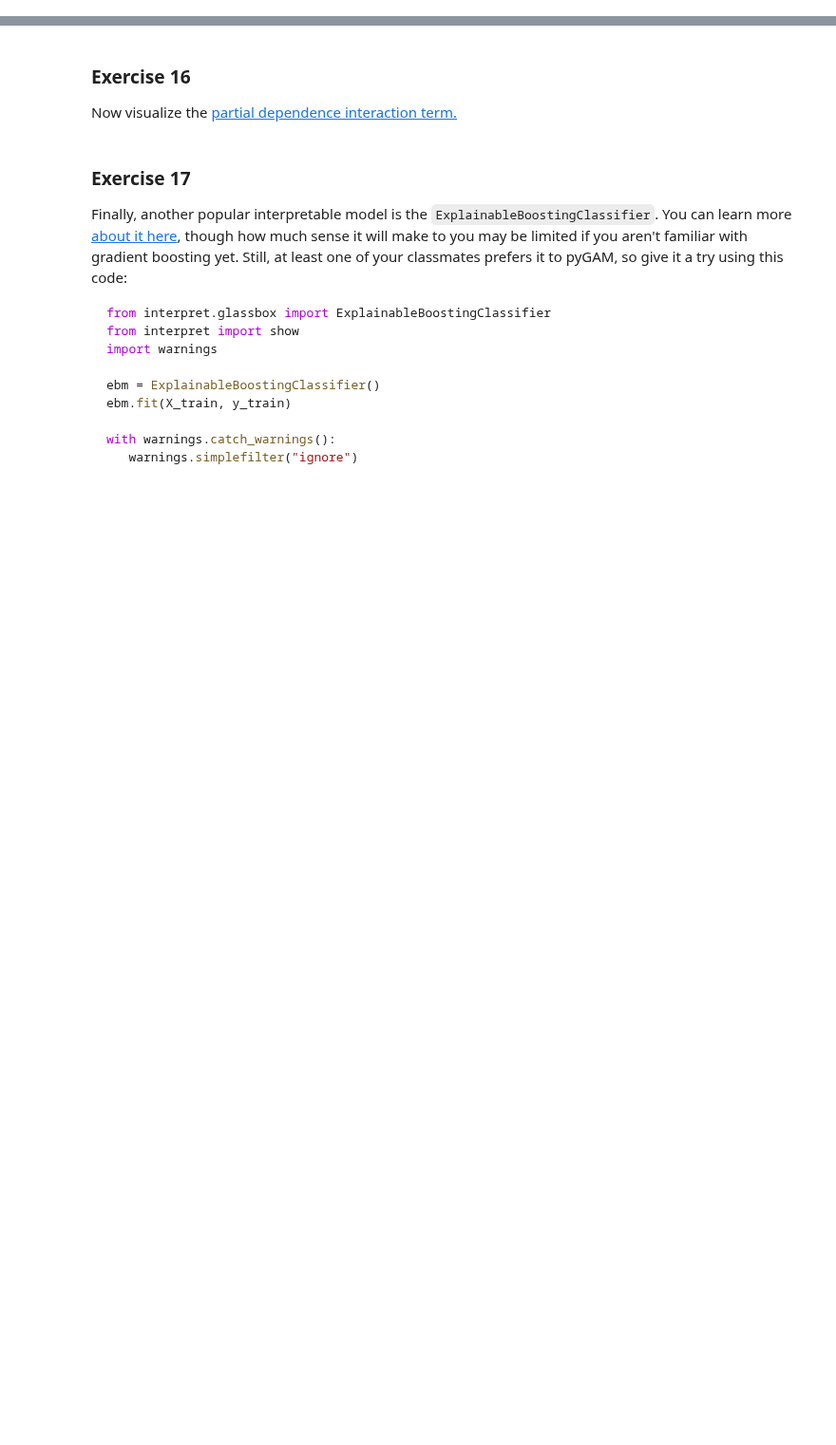
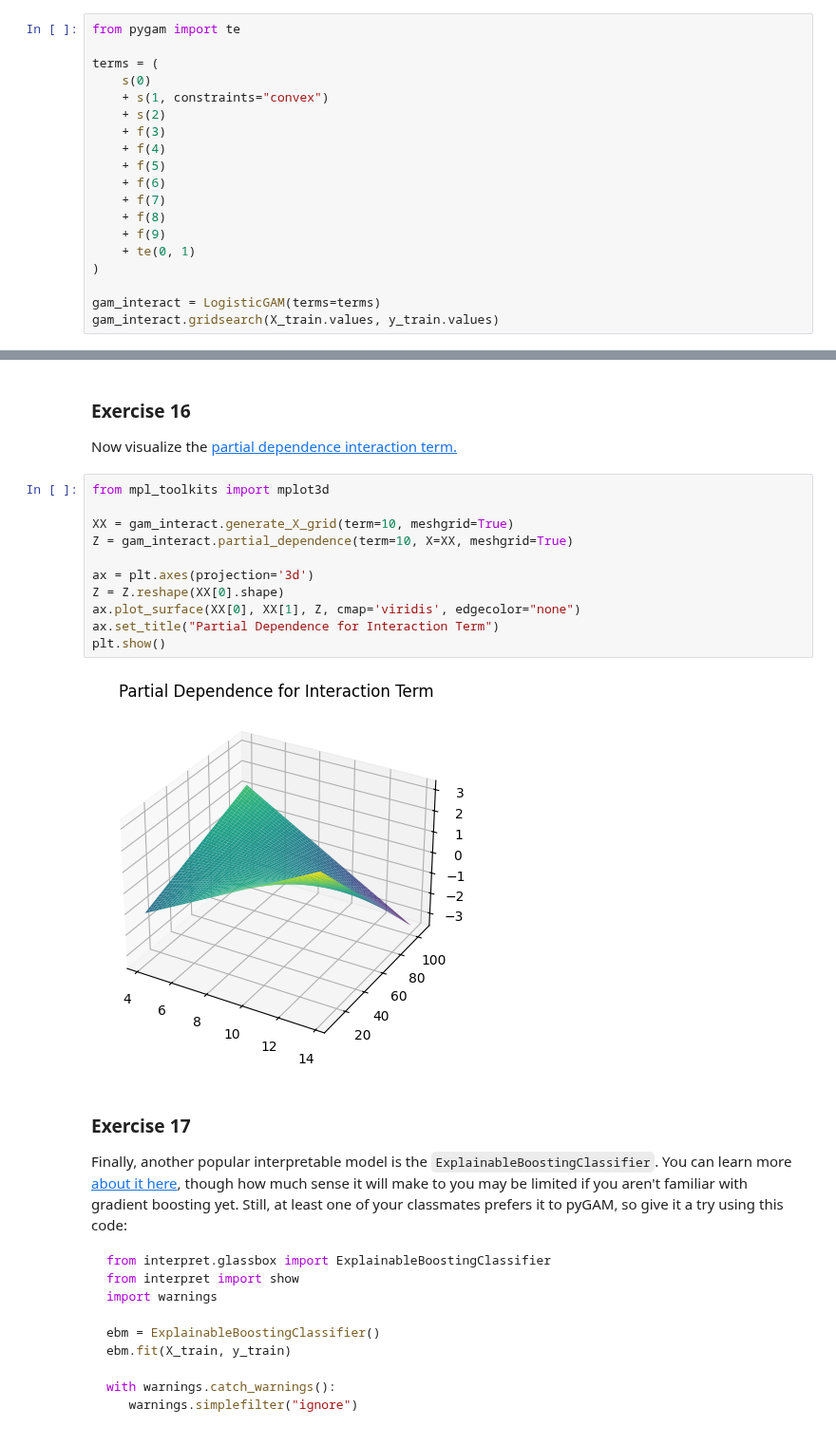
Before and after one commit to nogibjj/ZT-UDS, a Jupyter notebook: exercise_interpretable.ipynb, the cells around one changed output, grey strips where cells are left out. Shown at 95% size. Drawn from its saved outputs; the diff is of its cells as text; blank space fills up the shorter version.

```diff
--- a/exercise_interpretable.ipynb
+++ b/exercise_interpretable.ipynb
@@ -987,3 +1040,22 @@ How many true negatives can you get now at a less than 19% False Omission Rate?
 ### Exercise 15
 
 Add an interaction term between age and personal income.
+# %%
+from pygam import te
+
+terms = (
+    s(0)
+    + s(1, constraints="convex")
+    + s(2)
+    + f(3)
+    + f(4)
+    + f(5)
+    + f(6)
+    + f(7)
+    + f(8)
+    + f(9)
+    + te(0, 1)
+)
+
+gam_interact = LogisticGAM(terms=terms)
+gam_interact.gridsearch(X_train.values, y_train.values)
@@ -991,6 +1080,19 @@ Add an interaction term between age and personal income.
 ### Exercise 16
 
 Now visualize the [partial dependence interaction term.](https://pygam.readthedocs.io/en/latest/notebooks/tour_of_pygam.html#Terms-and-Interactions)
+# %%
+from mpl_toolkits import mplot3d
+
+XX = gam_interact.generate_X_grid(term=10, meshgrid=True)
+Z = gam_interact.partial_dependence(term=10, X=XX, meshgrid=True)
+
+ax = plt.axes(projection='3d')
+Z = Z.reshape(XX[0].shape)
+ax.plot_surface(XX[0], XX[1], Z, cmap='viridis', edgecolor="none")
+ax.set_title("Partial Dependence for Interaction Term")
+plt.show()
+# %% [output]
+[figure, added]
 # %% [markdown]
 ### Exercise 17
 
```
Also changed, not shown: parts of 5 cells of this notebook.
